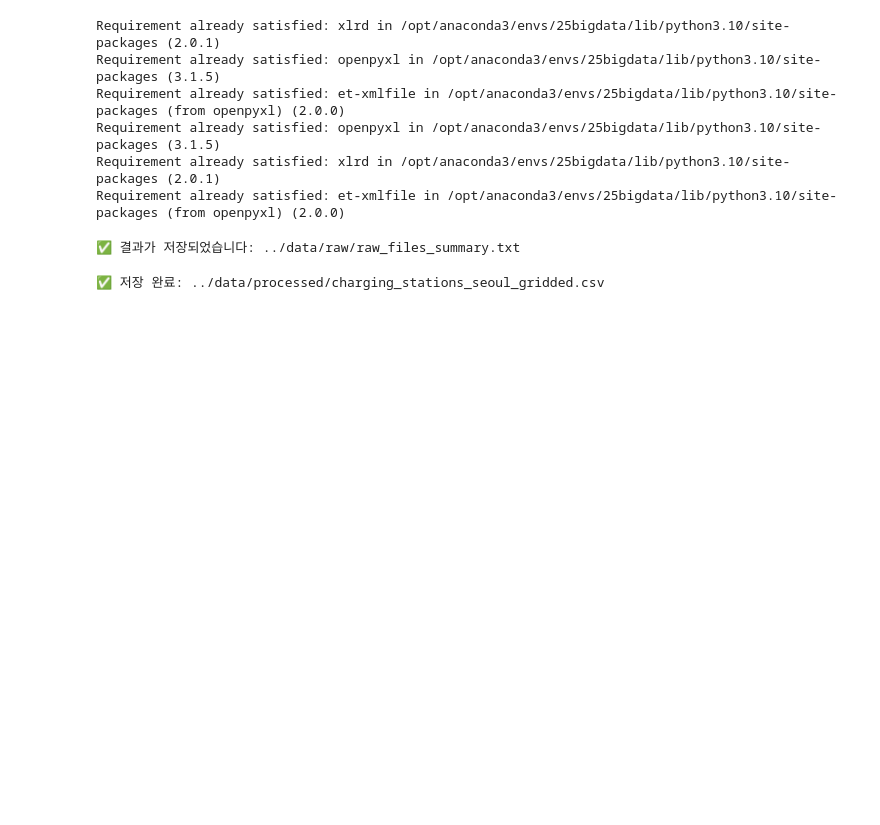
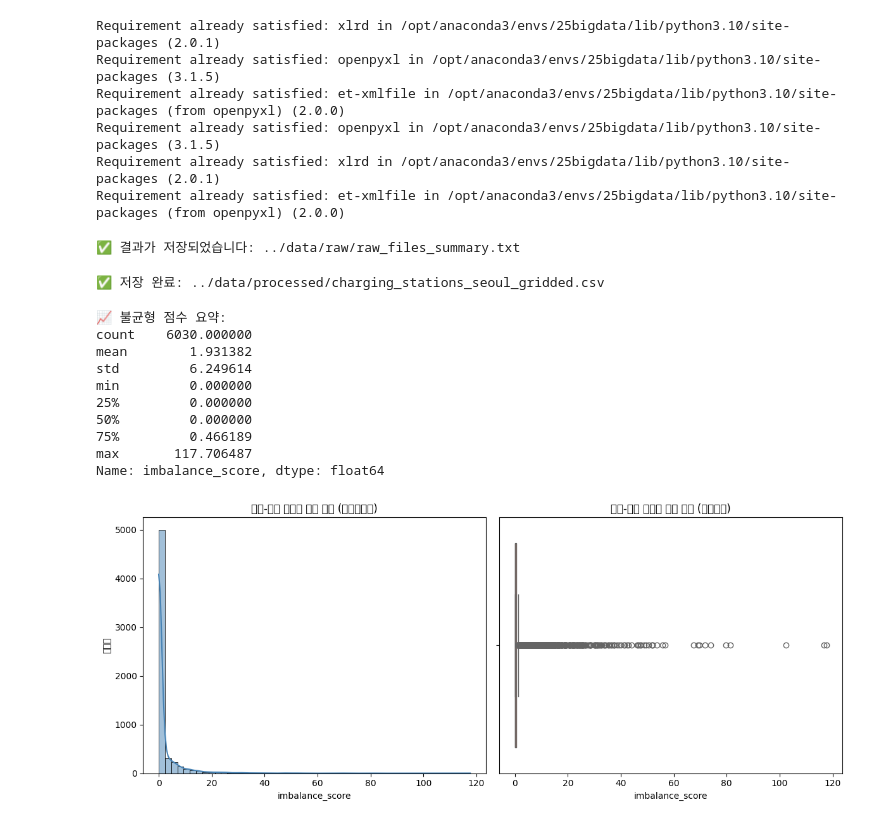
Before and after one commit to ycnham/2025-1-Big-Data-Programming, a Jupyter notebook: scripts/imshi.ipynb, the cells around one changed output. Saved outputs shown, nothing was run; the diff lists cells and outputs as text; code cells hidden in the pictures; blank space fills up the shorter version.

```diff
--- a/scripts/imshi.ipynb
+++ b/scripts/imshi.ipynb
@@ -137,3 +137,47 @@ processed.to_csv(output_path, index=False)
 print(f"✅ 저장 완료: {output_path}")
 # %% [output]
 ✅ 저장 완료: ../data/processed/charging_stations_seoul_gridded.csv
+# %%
+import pandas as pd
+import matplotlib.pyplot as plt
+import seaborn as sns
+
+# 📂 파일 경로
+file_path = "../data/processed/demand_supply_analysis.csv"
+
+# 📊 데이터 로드
+df = pd.read_csv(file_path)
+
+# ✅ imbalance_score 기본 통계 출력
+print("📈 불균형 점수 요약:")
+print(df["imbalance_score"].describe())
+
+# ✅ 시각화 설정
+plt.figure(figsize=(12, 5))
+
+# 🔹 히스토그램
+plt.subplot(1, 2, 1)
+sns.histplot(df["imbalance_score"], bins=50, kde=True, color="steelblue")
+plt.title("수요-공급 불균형 점수 분포 (히스토그램)")
+plt.xlabel("imbalance_score")
+plt.ylabel("빈도수")
+
+# 🔸 박스플롯
+plt.subplot(1, 2, 2)
+sns.boxplot(x=df["imbalance_score"], color="coral")
+plt.title("수요-공급 불균형 점수 분포 (박스플롯)")
+
+plt.tight_layout()
+plt.show()
+# %% [output]
+📈 불균형 점수 요약:
+count    6030.000000
+mean        1.931382
+std         6.249614
+min         0.000000
+25%         0.000000
+50%         0.000000
+75%         0.466189
+max       117.706487
+Name: imbalance_score, dtype: float64
+[figure, added]
```
Also changed, not shown: 4 other files.
